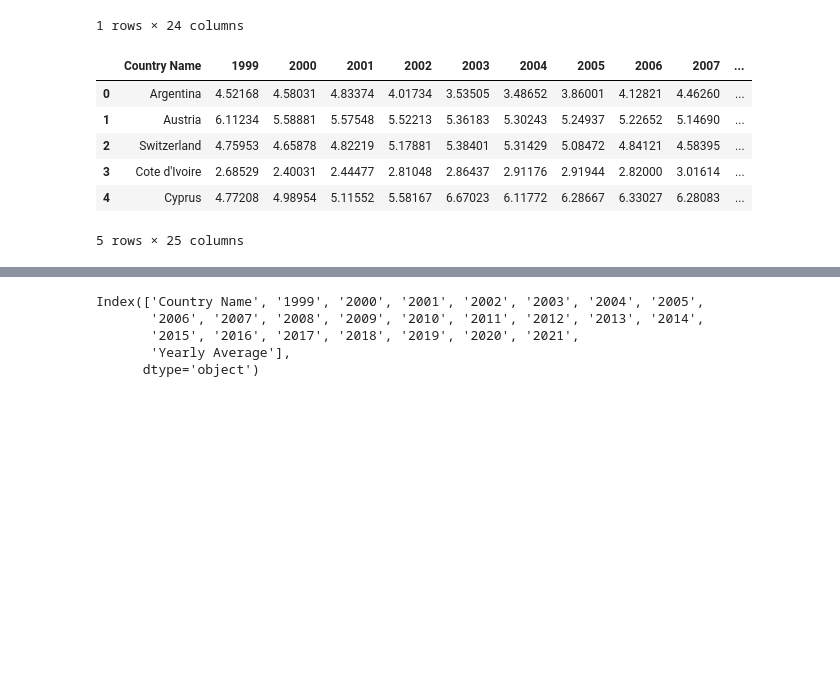
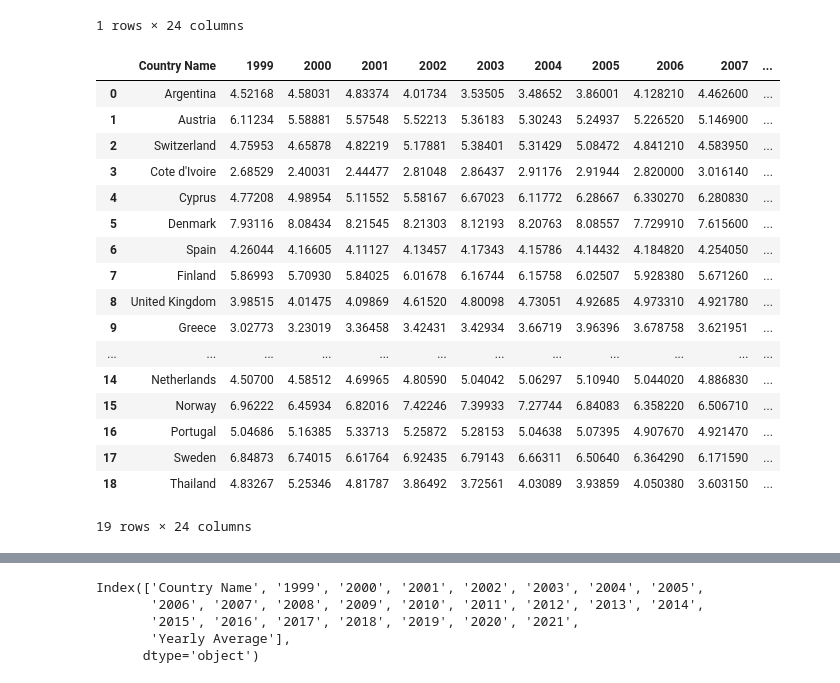
Before and after one commit to Gracious-Ogbeme/Panda-Premiere-Project, a Jupyter notebook: pandas_project_1.ipynb, the cells around one changed output, grey strips where cells are left out. Drawn from its saved outputs; the diff is of its cells as text; code cells hidden in the pictures; blank space fills up the shorter version.

```diff
--- a/pandas_project_1.ipynb
+++ b/pandas_project_1.ipynb
@@ -171,15 +215,26 @@ grouped_data.get_group('Argentina')
 | 0 | Argentina | 4.52168 | 4.58031 | 4.83374 | 4.01734 | 3.53505 | 3.48652 | 3.86001 | 4.12821 | 4.4626 | ... |
 1 rows × 24 columns
 # %%
-data.head()
+data
 # %% [output]
 |  | Country Name | 1999 | 2000 | 2001 | 2002 | 2003 | 2004 | 2005 | 2006 | 2007 | ... |
-| 0 | Argentina | 4.52168 | 4.58031 | 4.83374 | 4.01734 | 3.53505 | 3.48652 | 3.86001 | 4.12821 | 4.46260 | ... |
-| 1 | Austria | 6.11234 | 5.58881 | 5.57548 | 5.52213 | 5.36183 | 5.30243 | 5.24937 | 5.22652 | 5.14690 | ... |
-| 2 | Switzerland | 4.75953 | 4.65878 | 4.82219 | 5.17881 | 5.38401 | 5.31429 | 5.08472 | 4.84121 | 4.58395 | ... |
-| 3 | Cote d'Ivoire | 2.68529 | 2.40031 | 2.44477 | 2.81048 | 2.86437 | 2.91176 | 2.91944 | 2.82000 | 3.01614 | ... |
-| 4 | Cyprus | 4.77208 | 4.98954 | 5.11552 | 5.58167 | 6.67023 | 6.11772 | 6.28667 | 6.33027 | 6.28083 | ... |
+| 0 | Argentina | 4.52168 | 4.58031 | 4.83374 | 4.01734 | 3.53505 | 3.48652 | 3.86001 | 4.128210 | 4.462600 | ... |
+| 1 | Austria | 6.11234 | 5.58881 | 5.57548 | 5.52213 | 5.36183 | 5.30243 | 5.24937 | 5.226520 | 5.146900 | ... |
+| 2 | Switzerland | 4.75953 | 4.65878 | 4.82219 | 5.17881 | 5.38401 | 5.31429 | 5.08472 | 4.841210 | 4.583950 | ... |
+| 3 | Cote d'Ivoire | 2.68529 | 2.40031 | 2.44477 | 2.81048 | 2.86437 | 2.91176 | 2.91944 | 2.820000 | 3.016140 | ... |
+| 4 | Cyprus | 4.77208 | 4.98954 | 5.11552 | 5.58167 | 6.67023 | 6.11772 | 6.28667 | 6.330270 | 6.280830 | ... |
+| 5 | Denmark | 7.93116 | 8.08434 | 8.21545 | 8.21303 | 8.12193 | 8.20763 | 8.08557 | 7.729910 | 7.615600 | ... |
+| 6 | Spain | 4.26044 | 4.16605 | 4.11127 | 4.13457 | 4.17343 | 4.15786 | 4.14432 | 4.184820 | 4.254050 | ... |
+| 7 | Finland | 5.86993 | 5.70930 | 5.84025 | 6.01678 | 6.16744 | 6.15758 | 6.02507 | 5.928380 | 5.671260 | ... |
+| 8 | United Kingdom | 3.98515 | 4.01475 | 4.09869 | 4.61520 | 4.80098 | 4.73051 | 4.92685 | 4.973310 | 4.921780 | ... |
+| 9 | Greece | 3.02773 | 3.23019 | 3.36458 | 3.42431 | 3.42934 | 3.66719 | 3.96396 | 3.678758 | 3.621951 | ... |
+| ... | ... | ... | ... | ... | ... | ... | ... | ... | ... | ... | ... |
+| 14 | Netherlands | 4.50700 | 4.58512 | 4.69965 | 4.80590 | 5.04042 | 5.06297 | 5.10940 | 5.044020 | 4.886830 | ... |
+| 15 | Norway | 6.96222 | 6.45934 | 6.82016 | 7.42246 | 7.39933 | 7.27744 | 6.84083 | 6.358220 | 6.506710 | ... |
+| 16 | Portugal | 5.04686 | 5.16385 | 5.33713 | 5.25872 | 5.28153 | 5.04638 | 5.07395 | 4.907670 | 4.921470 | ... |
+| 17 | Sweden | 6.84873 | 6.74015 | 6.61764 | 6.92435 | 6.79143 | 6.66311 | 6.50640 | 6.364290 | 6.171590 | ... |
+| 18 | Thailand | 4.83267 | 5.25346 | 4.81787 | 3.86492 | 3.72561 | 4.03089 | 3.93859 | 4.050380 | 3.603150 | ... |
-5 rows × 25 columns
+19 rows × 24 columns
 # %%
 data['Country Name'].to_list()
 # %% [output]
```
Also changed, not shown: parts of 6 cells of this notebook.
